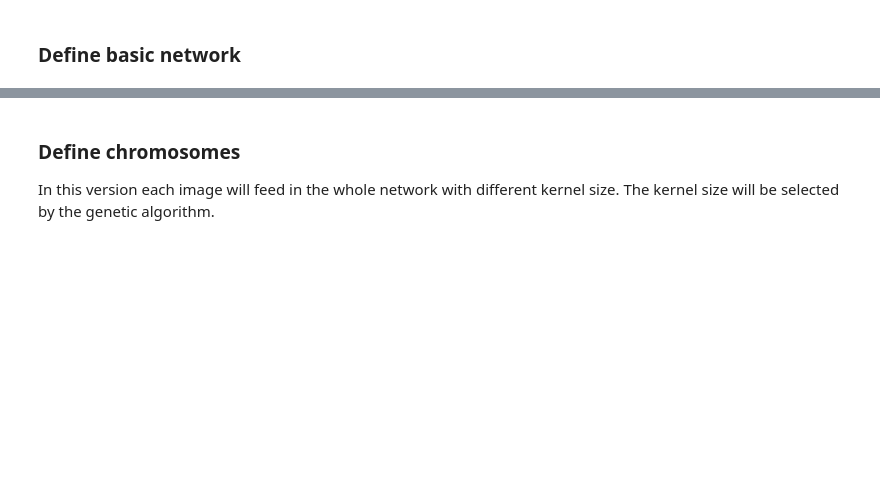
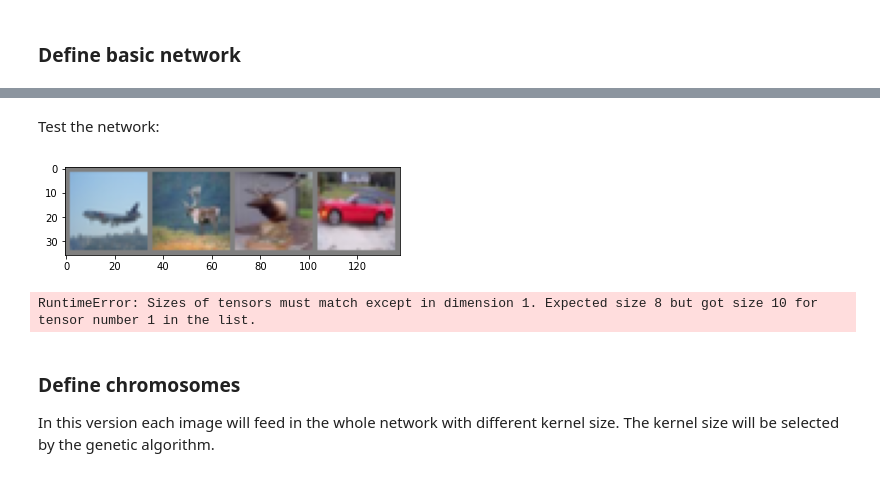
Before and after one commit to francescortu/Genetics_ANN, a Jupyter notebook: Architecture_selection/NN_selection.ipynb, the cells around one changed output, grey strips where cells are left out. Saved outputs shown, nothing was run; the diff lists cells and outputs as text; code cells hidden in the pictures; blank space fills up the shorter version.

```diff
--- a/Architecture_selection/NN_selection.ipynb
+++ b/Architecture_selection/NN_selection.ipynb
@@ -32,9 +88,15 @@ class _Transition(nn.Sequential):
         self.add_module('pool', nn.AvgPool2d(kernel_size=2, stride=2))
 
 
+
+
+
+
+
 #define dense layer and bottleneck layer
 class _DenseLayer(nn.Module):
-    def __init__(self, num_input_features, growth_rate, bn_size, drop_rate, memory_efficient=False):
+    def __init__(self,chromosome, num_input_features, growth_rate, bn_size, drop_rate, memory_efficient=False):
+        print(chromosome)
         super(_DenseLayer, self).__init__()
         self.add_module('BN_1', nn.BatchNorm2d(num_input_features))
         self.add_module('conv1', nn.Conv2d(num_input_features, bn_size *
@@ -42,9 +104,7 @@ class _DenseLayer(nn.Module):
                                            bias=False))
         self.add_module('relu_1', nn.ReLU(inplace=True))
         self.add_module('BN_2', nn.BatchNorm2d(bn_size * growth_rate))
-        self.add_module('conv3', nn.Conv2d(bn_size * growth_rate, growth_rate,
-                                           kernel_size=3, stride=1, padding=1,
-                                           bias=False)) # questo è il cromosoma
+        self.add_module('chromo', chromosome) # questo è il cromosoma
         self.add_module('relu_2', nn.ReLU(inplace=True))
         self.drop_rate = float(drop_rate)
         self.memory_efficient = memory_efficient
@@ -63,7 +123,7 @@ class _DenseLayer(nn.Module):
             prev_features = input
 
         bottleneck_output = self.bn_function(prev_features)
-        new_features = self.relu_2(self.conv3(self.BN_2(bottleneck_output)))
+        new_features = self.relu_2(self.chromo(self.BN_2(bottleneck_output)))
         if self.drop_rate > 0:
             new_features = F.dropout(new_features, p=self.drop_rate,
                                      training=self.training)
@@ -74,10 +134,16 @@ class _DenseLayer(nn.Module):
 class _DenseBlock(nn.ModuleDict):
     _version = 2
 
-    def __init__(self, num_layers, num_input_features, bn_size, growth_rate, drop_rate, memory_efficient=False):
+    def __init__(self, num_layers, num_input_features, bn_size, growth_rate, drop_rate, memory_efficient=False, chromoconfig=None):
         super(_DenseBlock, self).__init__()
+
+        self.chromosome = _Chromotype(num_layers, bn_size*growth_rate, growth_rate, inerithance=None)
+        print(self.chromosome.config)
+
+
         for i in range(num_layers):
             layer = _DenseLayer(
+                self.chromosome.get_chromotype(self.chromosome.config[i]),
                 num_input_features + i * growth_rate,
                 growth_rate=growth_rate,
                 bn_size=bn_size,
@@ -94,7 +160,7 @@ class _DenseBlock(nn.ModuleDict):
         return torch.cat(features, 1)
 
 class DenseNet(nn.Module):
-    def __init__(self, growth_rate=32, block_config=(12, 12, 12, 12),
+    def __init__(self, growth_rate=32, block_config=(1, 1, 1, 1),           #3 blocchi da 3 layer ciascuno
                  num_init_features=64, bn_size=4, drop_rate=0, num_classes=10, memory_efficient=False):
 
         super(DenseNet, self).__init__()
@@ -158,3 +233,19 @@ net = DenseNet()
+# %% [markdown]
+Test the network:
+# %%
+images , classes = next(iter(trainloader))
+
+def imgshow(img):
+    img = img / 2 + 0.5
+    npimg = img.numpy()
+    plt.imshow(np.transpose(npimg, (1, 2, 0)))
+    plt.show()
+
+imgshow(torchvision.utils.make_grid(images))
+print(net(images).shape)
+# %% [output]
+[figure, added]
+RuntimeError: Sizes of tensors must match except in dimension 1. Expected size 8 but got size 10 for tensor number 1 in the list.
 # %% [markdown]
 ### Define chromosomes
 
```
Also changed, not shown: parts of 7 cells of this notebook, 1 other file.
